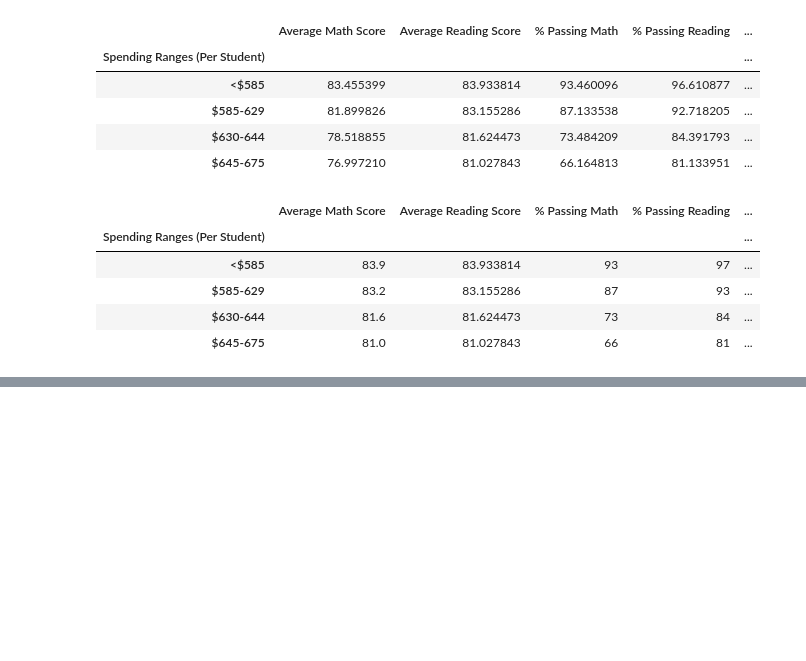
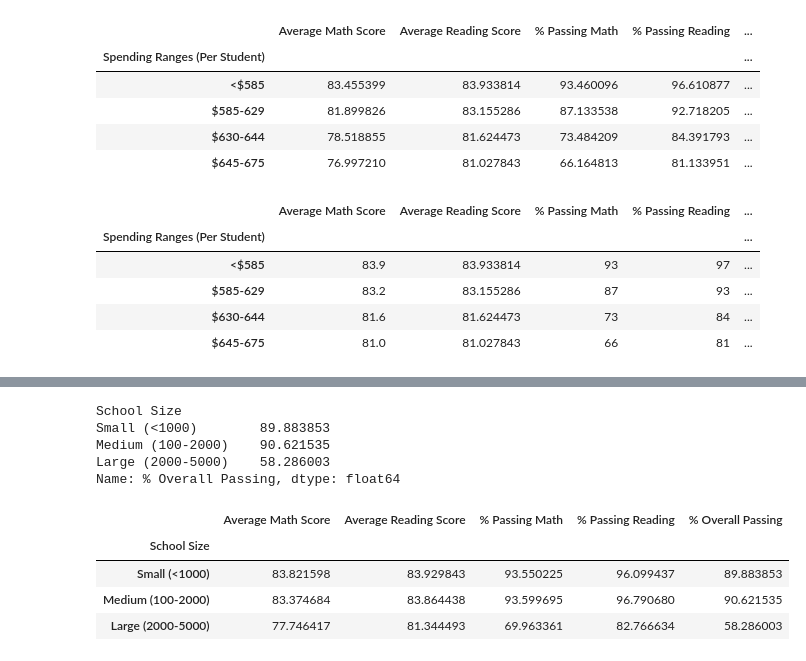
Before and after one commit to taranahassan/School_District_Analysis, a Jupyter notebook: PyCitySchools.ipynb, the cells around one changed output, grey strips where cells are left out. Saved outputs shown, nothing was run; the diff lists cells and outputs as text; code cells hidden in the pictures; blank space fills up the shorter version.

Commit message:
Scores by school size.

```diff
--- a/PyCitySchools.ipynb
+++ b/PyCitySchools.ipynb
@@ -951,3 +951,11 @@ spending_summary_df.head()
 | $585-629 | 83.2 | 83.155286 | 87 | 93 | ... |
 | $630-644 | 81.6 | 81.624473 | 73 | 84 | ... |
 | $645-675 | 81.0 | 81.027843 | 66 | 81 | ... |
+# %%
+# establishing spending bins and group names
+school_size_bins = [0, 1000, 2000, 5000]
+group_names = ["Small (<1000)", "Medium (100-2000)", "Large (2000-5000)"]
+# %%
+# categorize schoolsize based on bins
+per_school_summary_df["School Size"] = pd.cut(per_school_counts, school_size_bins, labels=group_names)
+per_school_summary_df.head()
@@ -953,0 +969,31 @@ spending_summary_df.head()
+# %%
+# calculating averages for desired columns
+
+school_size_math_scores = per_school_summary_df.groupby(["School Size"]).mean()["Average Math Score"]
+school_size_reading_scores = per_school_summary_df.groupby(["School Size"]).mean()["Average Reading Score"]
+school_size_passing_math = per_school_summary_df.groupby(["School Size"]).mean()["% Passing Math"]
+school_size_passing_reading = per_school_summary_df.groupby(["School Size"]).mean()["% Passing Reading"]
+school_size_overall_passing = per_school_summary_df.groupby(["School Size"]).mean()["% Overall Passing"]
+
+school_size_overall_passing
+# %% [output]
+School Size
+Small (<1000)        89.883853
+Medium (100-2000)    90.621535
+Large (2000-5000)    58.286003
+Name: % Overall Passing, dtype: float64
+# %%
+# creating DataFrame based on school size
+school_size_summary_df = pd.DataFrame({
+    "Average Math Score": school_size_math_scores,
+    "Average Reading Score": school_size_reading_scores,
+    "% Passing Math": school_size_passing_math,
+    "% Passing Reading": school_size_passing_reading,
+    "% Overall Passing": school_size_overall_passing})
+school_size_summary_df
+# %% [output]
+|  | Average Math Score | Average Reading Score | % Passing Math | % Passing Reading | % Overall Passing |
+| School Size |  |  |  |  |  |
+| Small (<1000) | 83.821598 | 83.929843 | 93.550225 | 96.099437 | 89.883853 |
+| Medium (100-2000) | 83.374684 | 83.864438 | 93.599695 | 96.790680 | 90.621535 |
+| Large (2000-5000) | 77.746417 | 81.344493 | 69.963361 | 82.766634 | 58.286003 |
```
Also changed, not shown: parts of 2 cells of this notebook.
